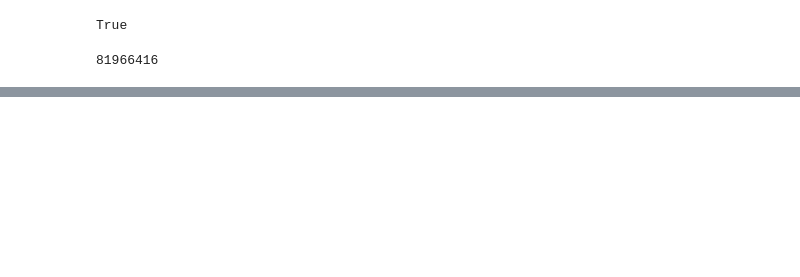
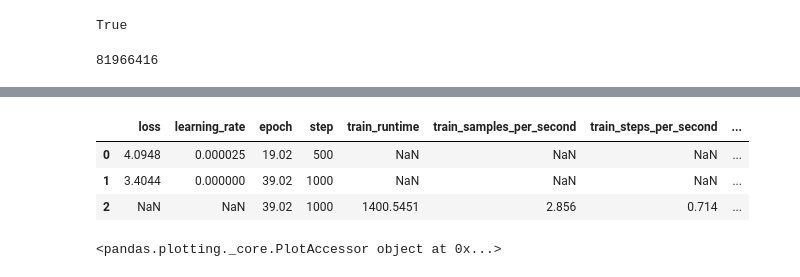
Before and after one commit to ipejonathan/E208-Final-Project, a Jupyter notebook: pretraining-test-unlabeled.ipynb, the cells around one changed output, grey strips where cells are left out. Saved outputs shown, nothing was run; the diff lists cells and outputs as text; code cells hidden in the pictures; blank space fills up the shorter version.

```diff
--- a/pretraining-test-unlabeled.ipynb
+++ b/pretraining-test-unlabeled.ipynb
@@ -139,0 +130,7 @@ trainer.save_model("composer-classification")
+# %%
+df
+# %% [output]
+|  | loss | learning_rate | epoch | step | train_runtime | train_samples_per_second | train_steps_per_second | ... |
+| 0 | 4.0948 | 0.000025 | 19.02 | 500 | NaN | NaN | NaN | ... |
+| 1 | 3.4044 | 0.000000 | 39.02 | 1000 | NaN | NaN | NaN | ... |
+| 2 | NaN | NaN | 39.02 | 1000 | 1400.5451 | 2.856 | 0.714 | ... |
@@ -139,0 +139,4 @@ trainer.save_model("composer-classification")
+# %%
+print(plot)
+# %% [output]
+<pandas.plotting._core.PlotAccessor object at 0x...>
```
Also changed, not shown: parts of 6 cells of this notebook, 2 other files.
